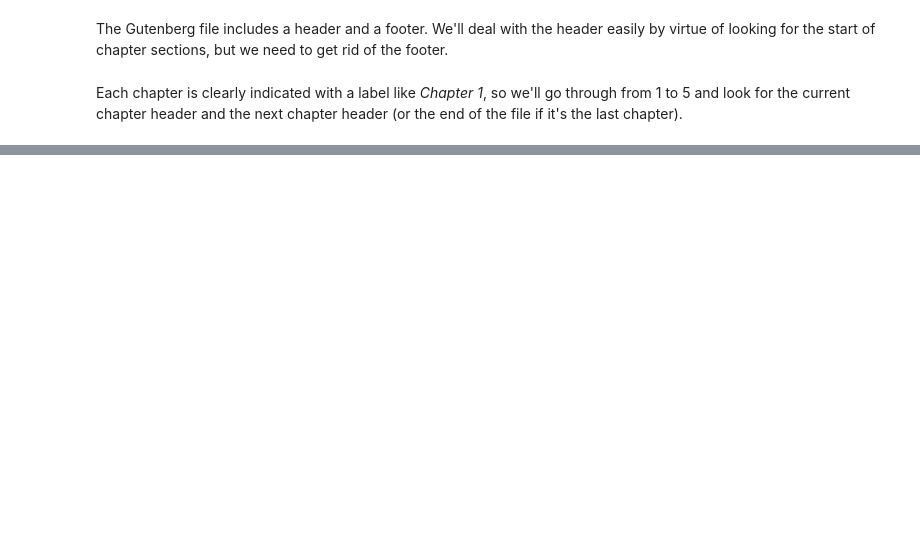
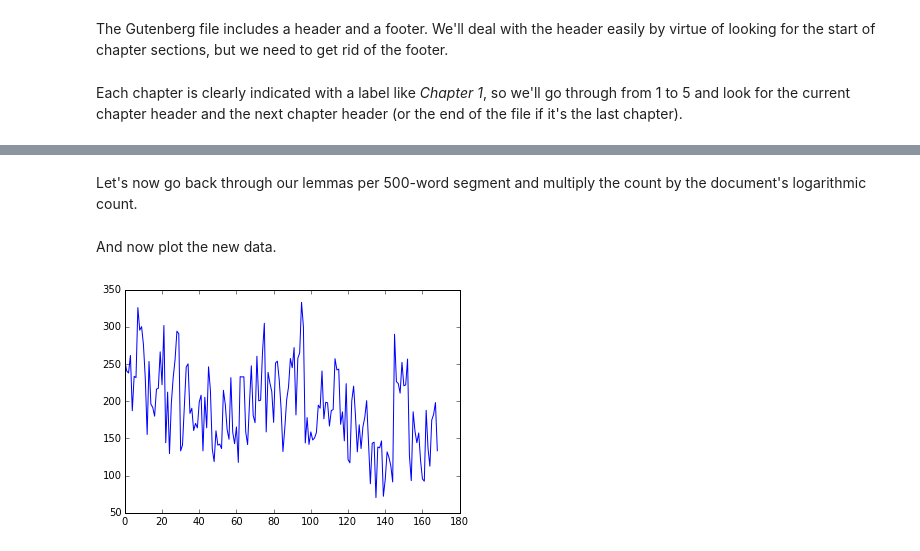
Before and after one commit to sgsinclair/alta, a Jupyter notebook: ipynb/experiments/SmithImagery.ipynb, the cells around one changed output, grey strips where cells are left out. Saved outputs shown, nothing was run; the diff lists cells and outputs as text; code cells hidden in the pictures; blank space fills up the shorter version.

```diff
--- a/ipynb/experiments/SmithImagery.ipynb
+++ b/ipynb/experiments/SmithImagery.ipynb
@@ -65,0 +116,26 @@ Next steps:
+# %%
+import math
+
+# combine our lemmas per chapter into a single flattened list and only keep imagery words
+allSmithImageryLemmas = [item for sublist in chapterLemmas for item in sublist if item in smithImageryWords]
+
+# create a simple count of the imagery words for the entire document
+allSmithImageryFreqs = nltk.FreqDist(allSmithImageryLemmas)
+
+# replace the raw count of each word by the logarithmic value of that count
+for lemma, count in allSmithImageryFreqs.items():
+    allSmithImageryFreqs[lemma] = math.log(count)
+# %% [markdown]
+Let's now go back through our lemmas per 500-word segment and multiply the count by the document's logarithmic count.
+# %%
+weightedSegmentCounts = []
+for lemmas in segmentLemmas:
+    count = sum([lemmas.count(smithImageryWord) * allSmithImageryFreqs[smithImageryWord] for smithImageryWord in smithImageryWords])
+    weightedSegmentCounts.append(count)
+# %% [markdown]
+And now plot the new data.
+# %%
+plt.plot(weightedSegmentCounts)
+plt.show()
+# %% [output]
+[figure, added]
```
Also changed, not shown: parts of 25 cells of this notebook, 3 other files.
